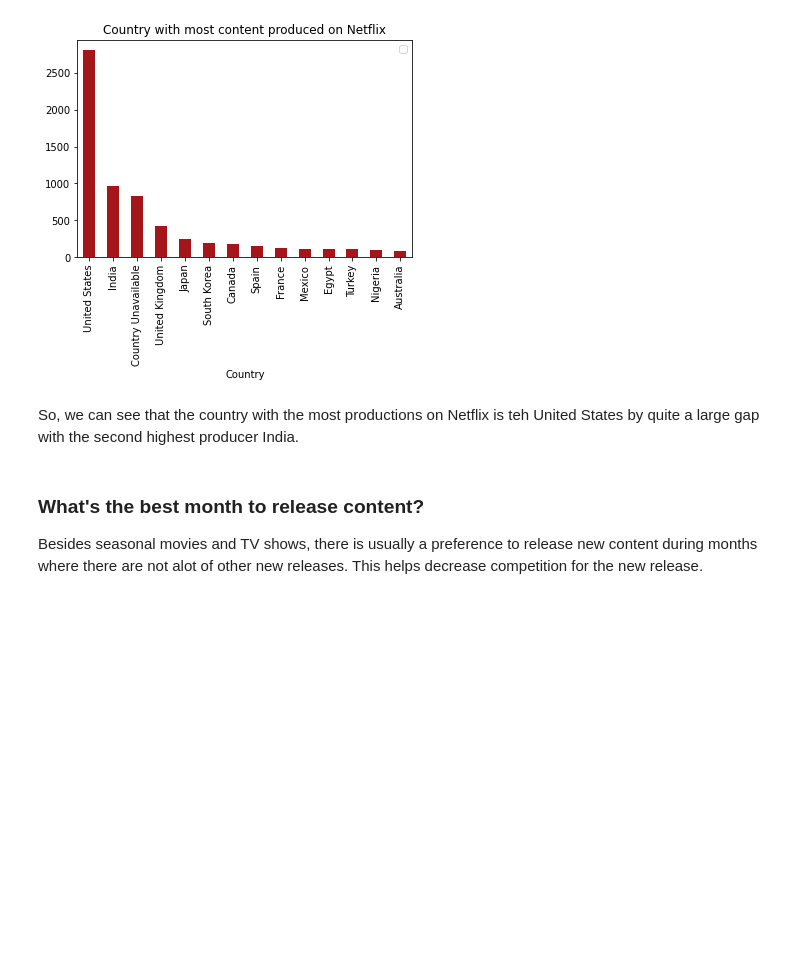
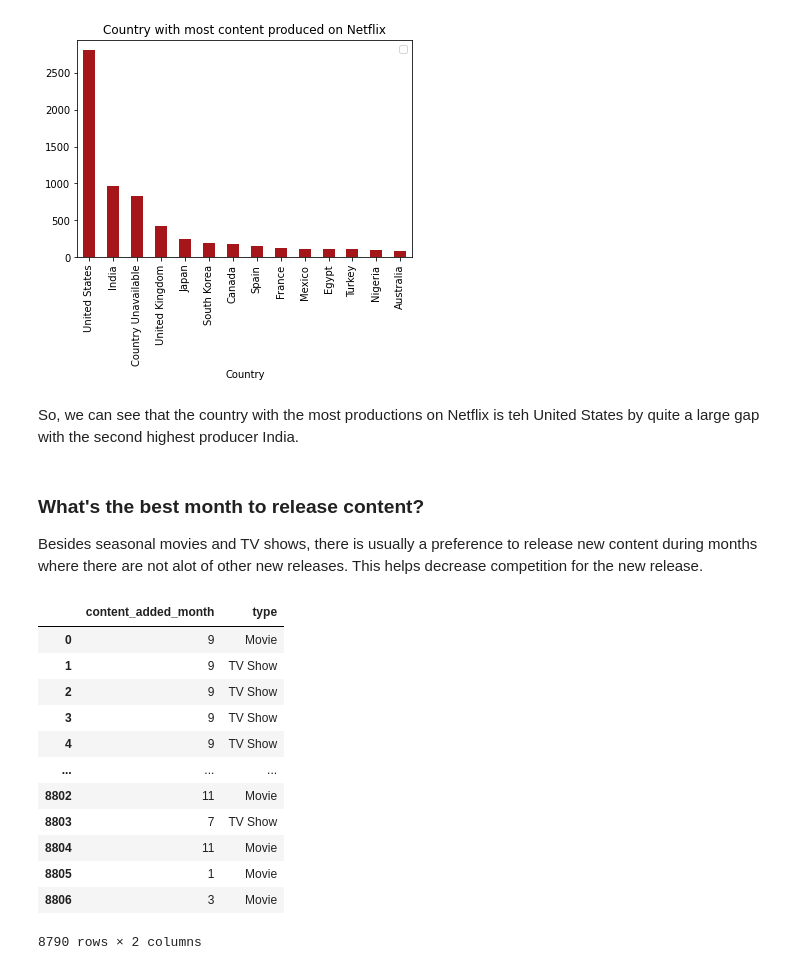
Before and after one commit to ayah-kamal/netflixmovieanalysis, a Jupyter notebook: netflixAnalysis.ipynb, the cells around one changed output. Drawn from its saved outputs; the diff is of its cells as text; code cells hidden in the pictures; blank space fills up the shorter version.

```diff
--- a/netflixAnalysis.ipynb
+++ b/netflixAnalysis.ipynb
@@ -303,3 +303,24 @@ So, we can see that the country with the most productions on Netflix is teh Unit
 ### What's the best month to release content?
 
 Besides seasonal movies and TV shows, there is usually a preference to release new content during months where there are not alot of other new releases. This helps decrease competition for the new release.
+# %%
+netflix_date_df = pd.DataFrame()
+netflix_date_df['content_added_month'] = netflix_df['date_added'].dt.month
+netflix_date_df['type'] = netflix_df['type']
+"""netflix_date_df['content_added_month'] = netflix_date_df['content_added_month'].map({
+    1: 'January', 2: 'February', 3: 'March', 4: "April", 5: "May", 6: "June", 7: "July", 8: "August", 9: "September", 10: "October", 11: "November", 12: "December"})"""
+netflix_date_df
+# %% [output]
+|  | content_added_month | type |
+| 0 | 9 | Movie |
+| 1 | 9 | TV Show |
+| 2 | 9 | TV Show |
+| 3 | 9 | TV Show |
+| 4 | 9 | TV Show |
+| ... | ... | ... |
+| 8802 | 11 | Movie |
+| 8803 | 7 | TV Show |
+| 8804 | 11 | Movie |
+| 8805 | 1 | Movie |
+| 8806 | 3 | Movie |
+8790 rows × 2 columns
```
Also changed, not shown: parts of 3 cells of this notebook, 1 other file.
